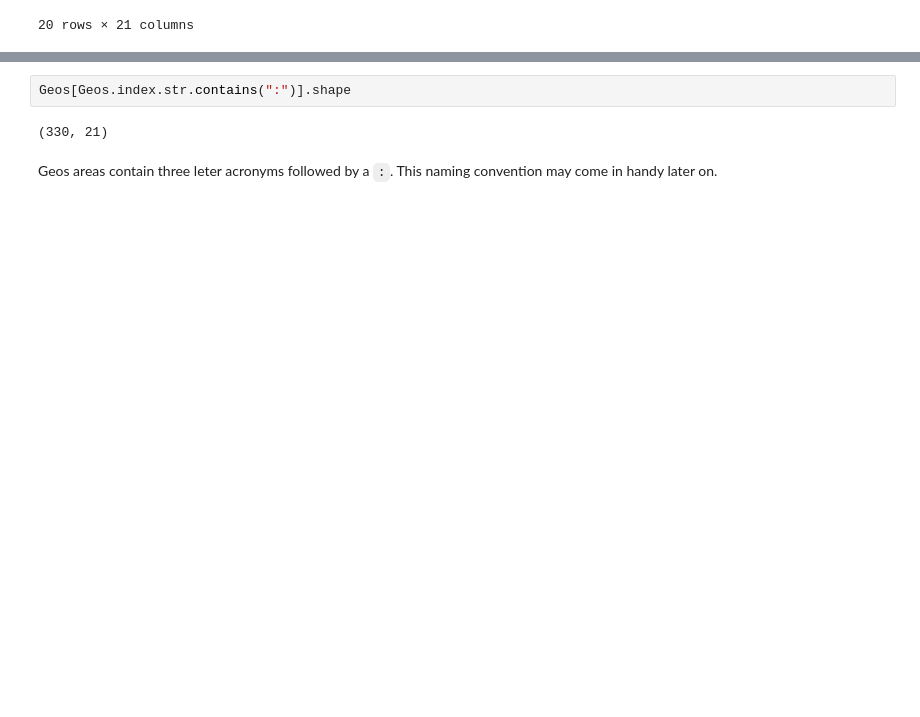
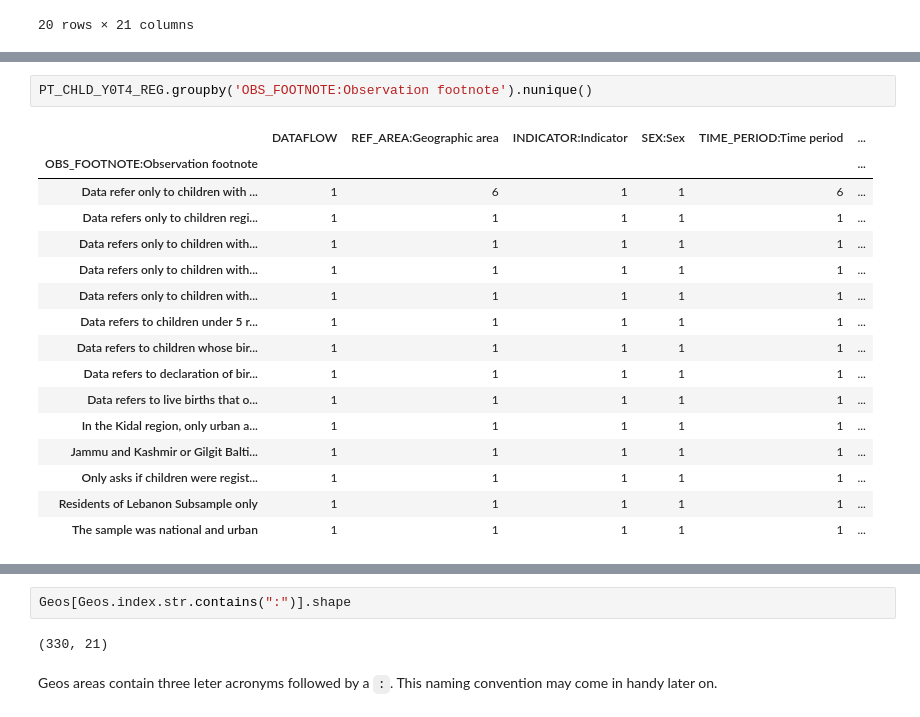
Before and after one commit to BorisMoric/UCDPA_BorisMoric, a Jupyter notebook: DataSets/Project_2.ipynb, the cells around one changed output, grey strips where cells are left out. Drawn from its saved outputs; the diff is of its cells as text; blank space fills up the shorter version.

```diff
--- a/DataSets/Project_2.ipynb
+++ b/DataSets/Project_2.ipynb
@@ -413,0 +451,19 @@ There are 189 geographic areas with information on childbirth percentage. Let's
+# %%
+PT_CHLD_Y0T4_REG.groupby('OBS_FOOTNOTE:Observation footnote').nunique()
+# %% [output]
+|  | DATAFLOW | REF_AREA:Geographic area | INDICATOR:Indicator | SEX:Sex | TIME_PERIOD:Time period | ... |
+| OBS_FOOTNOTE:Observation footnote |  |  |  |  |  | ... |
+| Data refer only to children with ... | 1 | 6 | 1 | 1 | 6 | ... |
+| Data refers only to children regi... | 1 | 1 | 1 | 1 | 1 | ... |
+| Data refers only to children with... | 1 | 1 | 1 | 1 | 1 | ... |
+| Data refers only to children with... | 1 | 1 | 1 | 1 | 1 | ... |
+| Data refers only to children with... | 1 | 1 | 1 | 1 | 1 | ... |
+| Data refers to children under 5 r... | 1 | 1 | 1 | 1 | 1 | ... |
+| Data refers to children whose bir... | 1 | 1 | 1 | 1 | 1 | ... |
+| Data refers to declaration of bir... | 1 | 1 | 1 | 1 | 1 | ... |
+| Data refers to live births that o... | 1 | 1 | 1 | 1 | 1 | ... |
+| In the Kidal region, only urban a... | 1 | 1 | 1 | 1 | 1 | ... |
+| Jammu and Kashmir or Gilgit Balti... | 1 | 1 | 1 | 1 | 1 | ... |
+| Only asks if children were regist... | 1 | 1 | 1 | 1 | 1 | ... |
+| Residents of Lebanon Subsample only | 1 | 1 | 1 | 1 | 1 | ... |
+| The sample was national and urban | 1 | 1 | 1 | 1 | 1 | ... |
```
Also changed, not shown: parts of 48 cells of this notebook, 1 other file.
